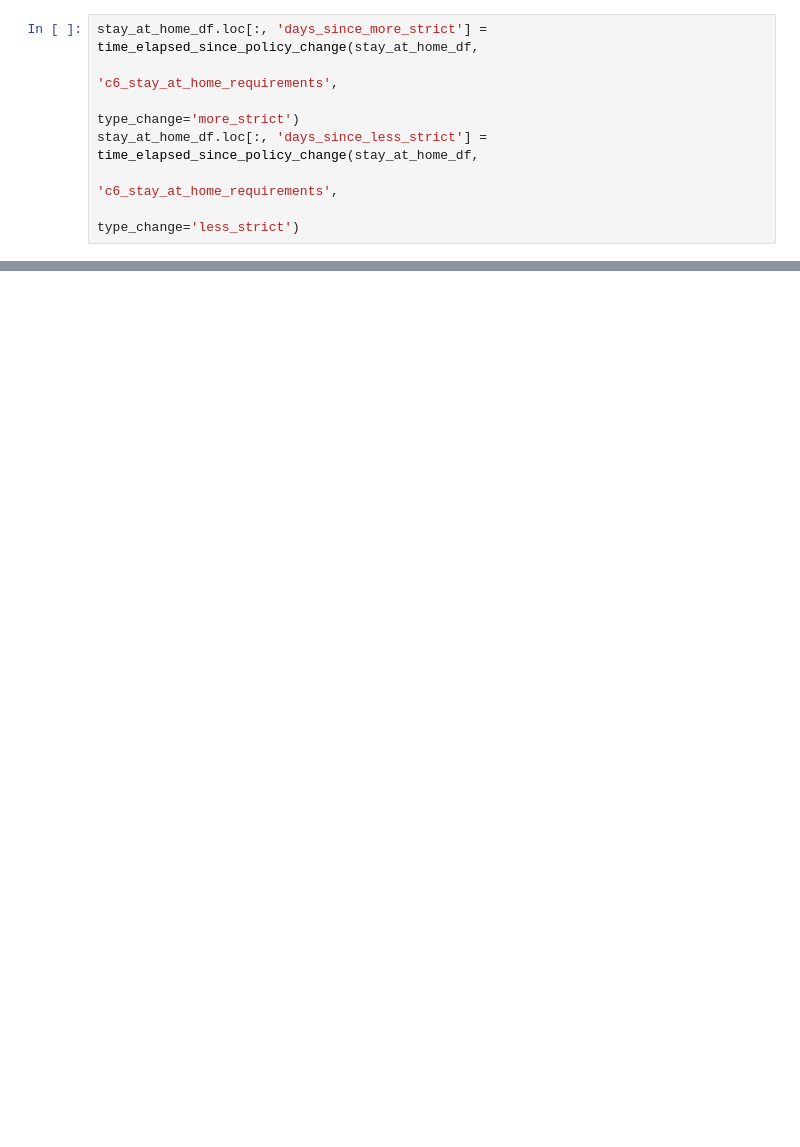
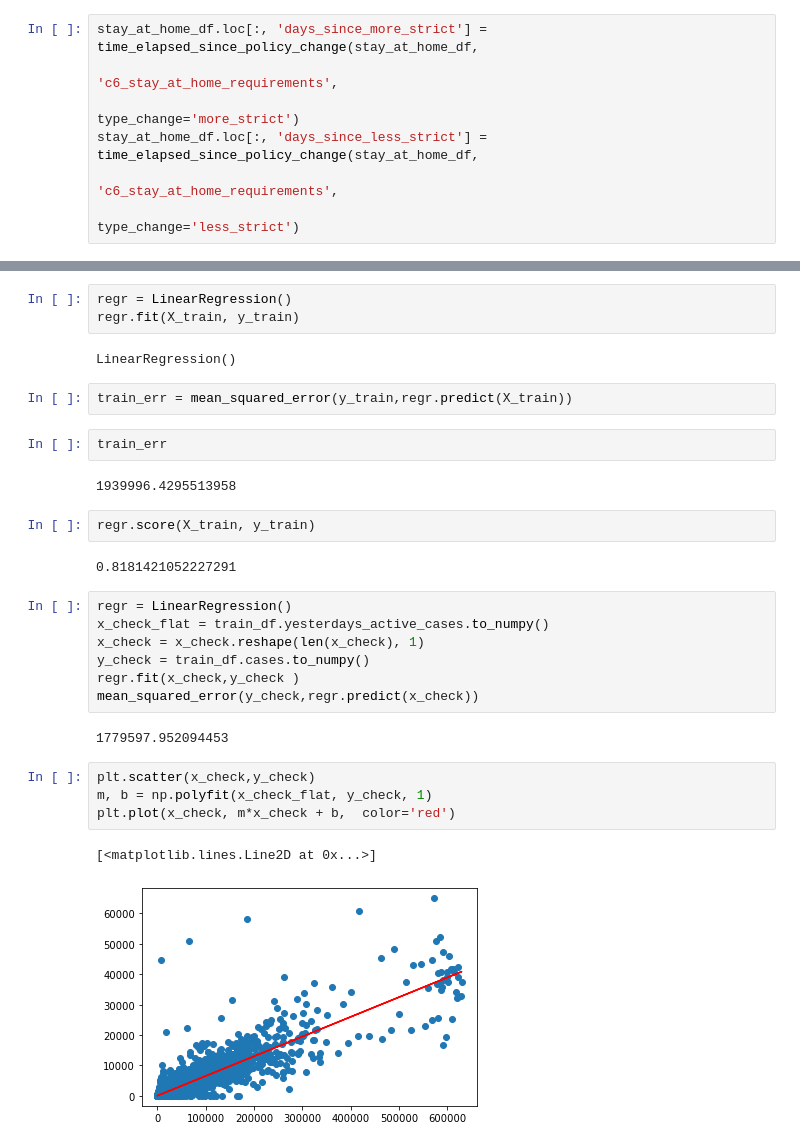
Before and after one commit to sashafomina/covid_policy_analysis, a Jupyter notebook: initial_data_manip-sashacopy.ipynb, the cells around one changed output, grey strips where cells are left out. Cells and saved outputs as stored; diff of their text form; blank space fills up the shorter version.

```diff
--- a/initial_data_manip-sashacopy.ipynb
+++ b/initial_data_manip-sashacopy.ipynb
@@ -275,0 +568,31 @@ stay_at_home_df.to_csv('stay_at_home.csv')
+# %%
+regr = LinearRegression()
+regr.fit(X_train, y_train)
+# %% [output]
+LinearRegression()
+# %%
+train_err = mean_squared_error(y_train,regr.predict(X_train))
+# %%
+train_err
+# %% [output]
+1939996.4295513958
+# %%
+regr.score(X_train, y_train)
+# %% [output]
+0.8181421052227291
+# %%
+regr = LinearRegression()
+x_check_flat = train_df.yesterdays_active_cases.to_numpy()
+x_check = x_check.reshape(len(x_check), 1)
+y_check = train_df.cases.to_numpy()
+regr.fit(x_check,y_check )
+mean_squared_error(y_check,regr.predict(x_check))
+# %% [output]
+1779597.952094453
+# %%
+plt.scatter(x_check,y_check)
+m, b = np.polyfit(x_check_flat, y_check, 1)
+plt.plot(x_check, m*x_check + b,  color='red')
+# %% [output]
+[<matplotlib.lines.Line2D at 0x...>]
+[figure, added]
```
Also changed, not shown: parts of 31 cells of this notebook, 3 other files.
